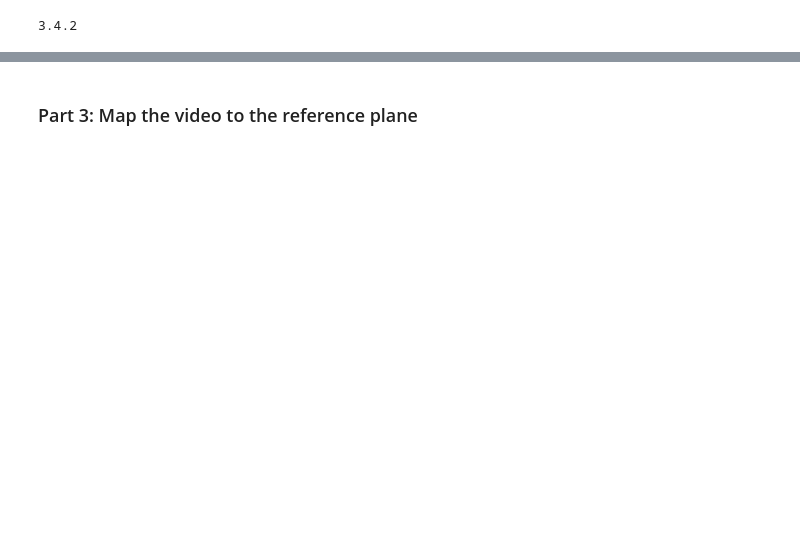
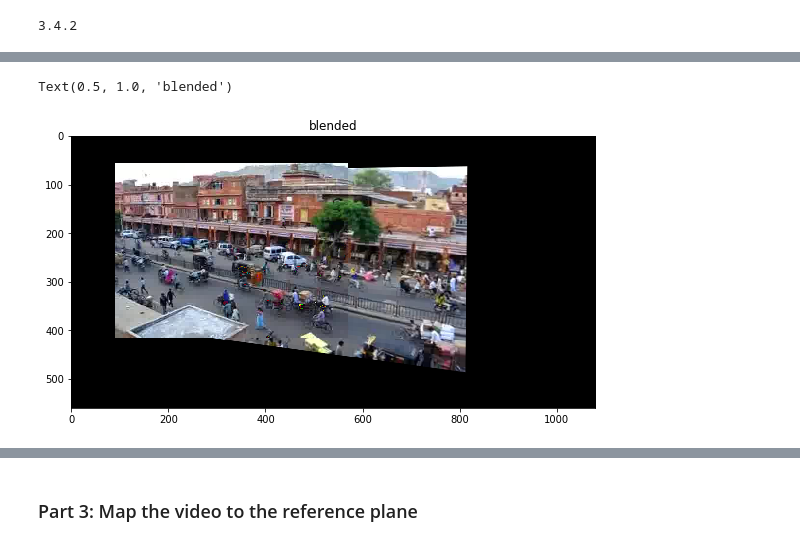
Before and after one commit to brs191/illinois, a Jupyter notebook: ComputationalPhotography/VideoStitchingProcessing/Project_5.ipynb, the cells around one changed output, grey strips where cells are left out. Cells and saved outputs as stored; diff of their text form; code cells hidden in the pictures; blank space fills up the shorter version.

```diff
--- a/ComputationalPhotography/VideoStitchingProcessing/Project_5.ipynb
+++ b/ComputationalPhotography/VideoStitchingProcessing/Project_5.ipynb
@@ -233,3 +230,10 @@ Text(0.5, 1.0, 'blended')
+# %%
+plt.figure(figsize=(40,5))
+plt.imshow(cv2.cvtColor(blended_canvas, cv2.COLOR_BGR2RGB))
+plt.title("blended")
+# %% [output]
+Text(0.5, 1.0, 'blended')
+[figure, added]
 # %% [markdown]
 ### Part II: Panorama using five key frames
 
```
Also changed, not shown: parts of 13 cells of this notebook.
